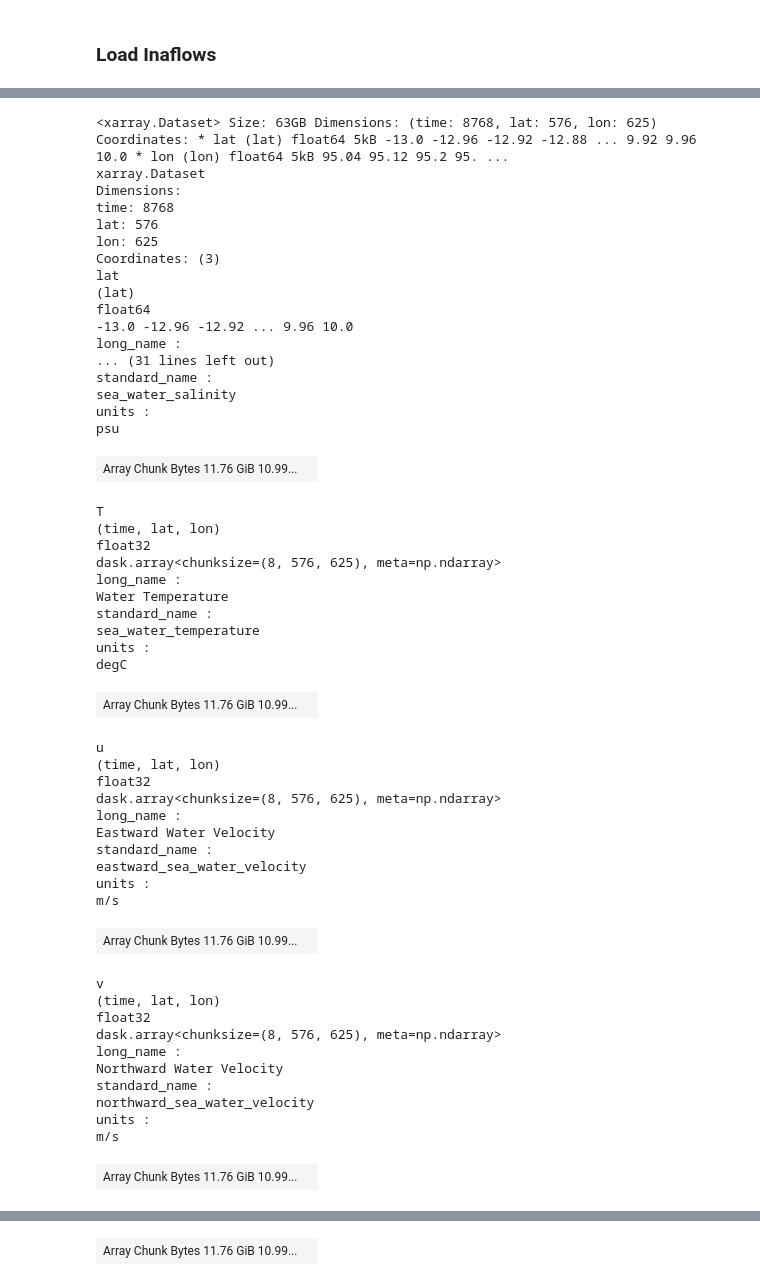
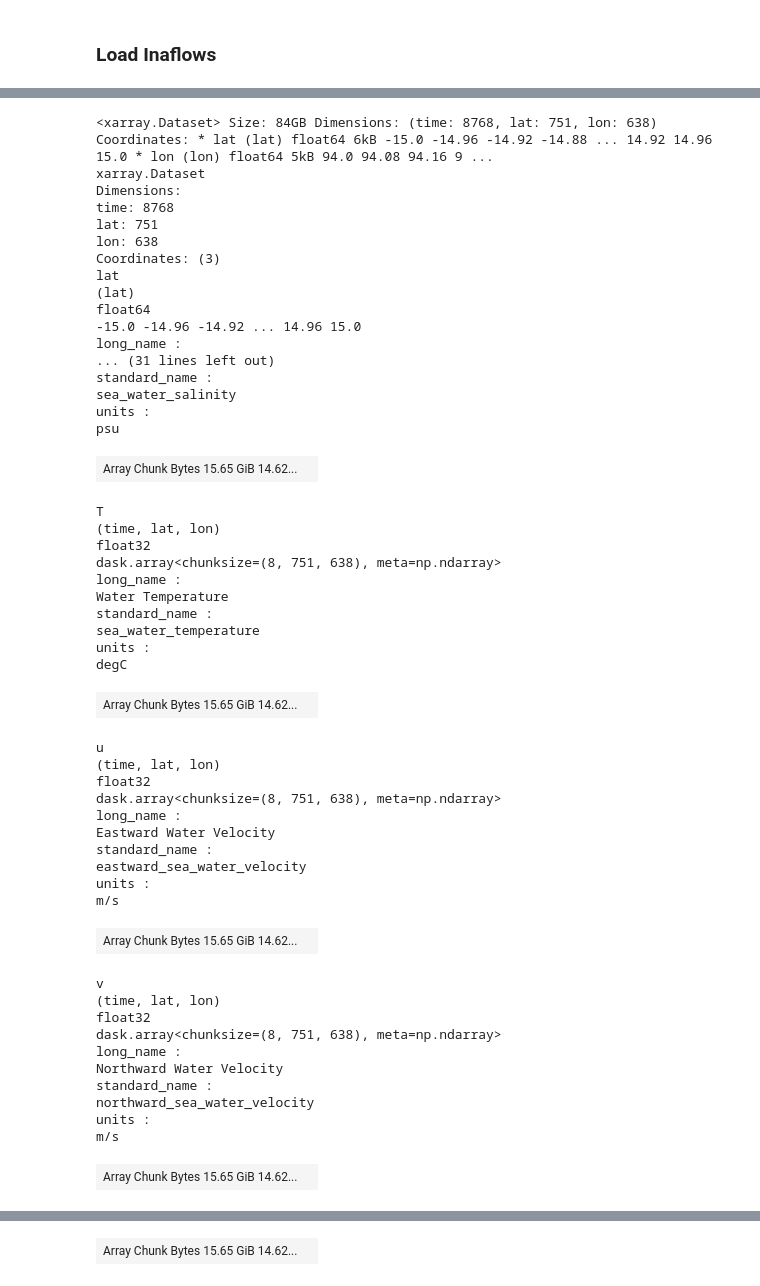
Before and after one commit to devmetmar/marinemet-training, a Jupyter notebook: _sources/2_/2_3_climatology_product.ipynb, the cells around one changed output, grey strips where cells are left out. Cells and saved outputs as stored; diff of their text form; code cells hidden in the pictures.

```diff
--- a/_sources/2_/2_3_climatology_product.ipynb
+++ b/_sources/2_/2_3_climatology_product.ipynb
@@ -31,15 +31,20 @@ dimana
 from klimtool import klimtool # main module
 
 import datetime
+import geopandas as gpd
+import rioxarray
+import os
+
+klimtool = klimtool()
 # %% [markdown]
 ### Definisikan batas waktu dan area
 # %%
 timestart = datetime.datetime(2020,1,1)
 timeend   = datetime.datetime(2025,5,1)
-lonw = 95
+lonw = 90
 lone = 145
-latb = -13
-latt = 10
+latb = -15
+latt = 15
 latlon = [lonw, lone, latb, latt]
 # %% [markdown]
 ### Load Inawaves
@@ -73,6 +76,6 @@ Data variables: (12/16)
 ### Load Inaflows
 # %%
 %%time
-dsinaflows = klimtool().open_inaflows(tstart=timestart, tend=timeend, latlon=latlon)
+dsinaflows = klimtool.open_inaflows(tstart=timestart, tend=timeend, latlon=latlon)
 dsinaflows
 # %% [output]
@@ -81,54 +84,54 @@ Wall time: 471 ms
-<xarray.Dataset> Size: 63GB Dimensions: (time: 8768, lat: 576, lon: 625) Coordinates: * lat (lat) float64 5kB -13.0 -12.96 -12.92 -12.88 ... 9.92 9.96 10.0 * lon (lon) float64 5kB 95.04 95.12 95.2 95. ...
+<xarray.Dataset> Size: 84GB Dimensions: (time: 8768, lat: 751, lon: 638) Coordinates: * lat (lat) float64 6kB -15.0 -14.96 -14.92 -14.88 ... 14.92 14.96 15.0 * lon (lon) float64 5kB 94.0 94.08 94.16 9 ...
 xarray.Dataset
 Dimensions:
 time: 8768
-lat: 576
-lon: 625
+lat: 751
+lon: 638
 Coordinates: (3)
 lat
 (lat)
 float64
--13.0 -12.96 -12.92 ... 9.96 10.0
+-15.0 -14.96 -14.92 ... 14.96 15.0
 long_name :
 ... (31 lines left out)
 standard_name :
 sea_water_salinity
 units :
 psu
-| Array Chunk Bytes 11.76 GiB 10.99... |  |
+| Array Chunk Bytes 15.65 GiB 14.62... |  |
 T
 (time, lat, lon)
 float32
-dask.array<chunksize=(8, 576, 625), meta=np.ndarray>
+dask.array<chunksize=(8, 751, 638), meta=np.ndarray>
 long_name :
 Water Temperature
 standard_name :
 sea_water_temperature
 units :
 degC
-| Array Chunk Bytes 11.76 GiB 10.99... |  |
+| Array Chunk Bytes 15.65 GiB 14.62... |  |
 u
 (time, lat, lon)
 float32
-dask.array<chunksize=(8, 576, 625), meta=np.ndarray>
+dask.array<chunksize=(8, 751, 638), meta=np.ndarray>
 long_name :
 Eastward Water Velocity
 standard_name :
 eastward_sea_water_velocity
 units :
 m/s
-| Array Chunk Bytes 11.76 GiB 10.99... |  |
+| Array Chunk Bytes 15.65 GiB 14.62... |  |
 v
 (time, lat, lon)
 float32
-dask.array<chunksize=(8, 576, 625), meta=np.ndarray>
+dask.array<chunksize=(8, 751, 638), meta=np.ndarray>
 long_name :
 Northward Water Velocity
 standard_name :
 northward_sea_water_velocity
 units :
 m/s
-| Array Chunk Bytes 11.76 GiB 10.99... |  |
+| Array Chunk Bytes 15.65 GiB 14.62... |  |
 zeta
 (time, lat, lon)
 float32
@@ -139,7 +142,7 @@ standard_name :
 sea_surface_elevation
 units :
 m
-| Array Chunk Bytes 11.76 GiB 10.99... |  |
+| Array Chunk Bytes 15.65 GiB 14.62... |  |
 Indexes: (3)
 lat
 PandasIndex
```
Also changed, not shown: parts of 59 cells of this notebook, 8 other files.
